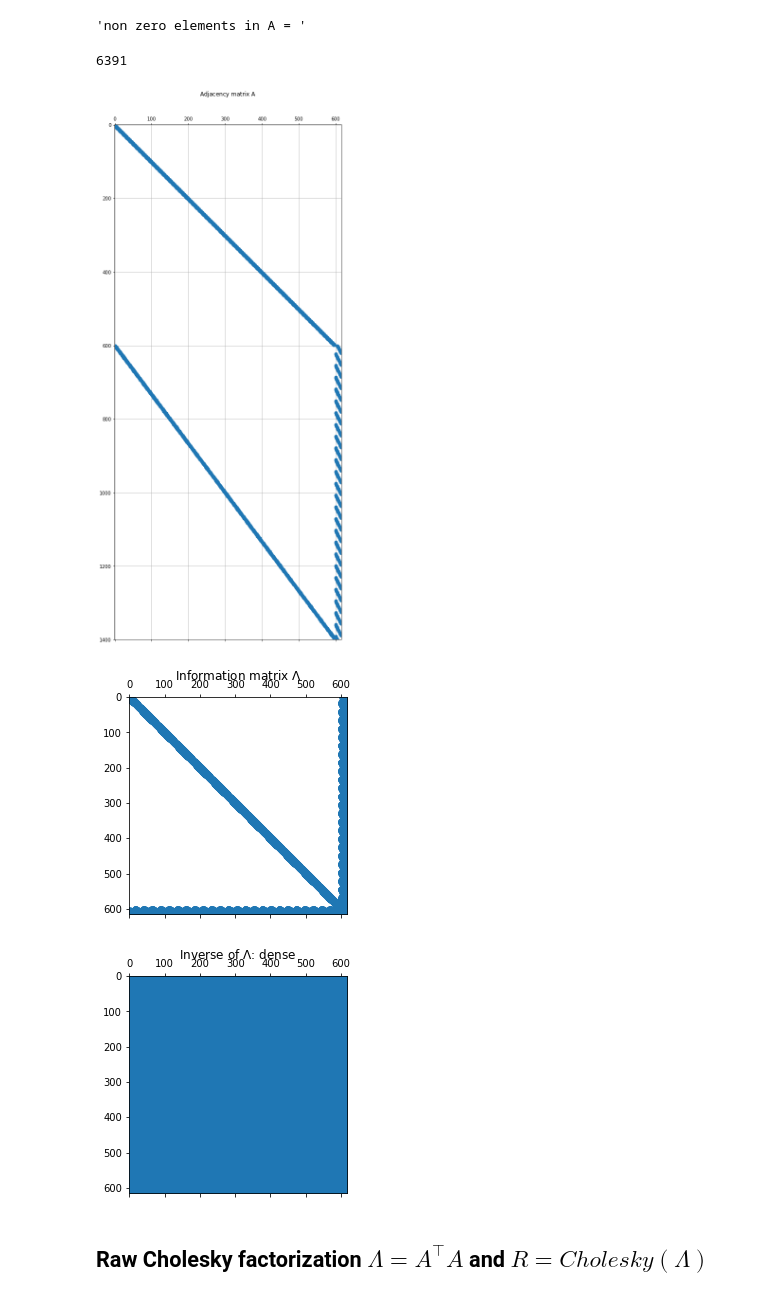
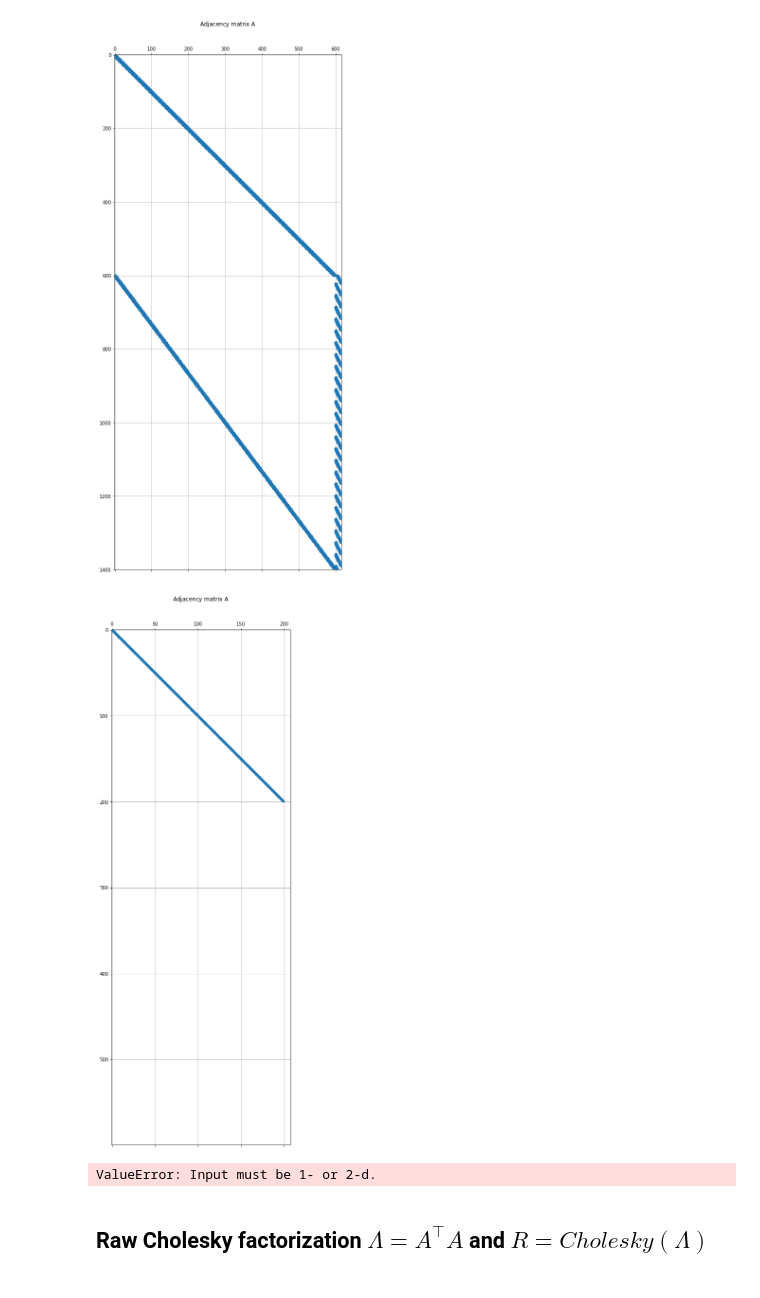
Before and after one commit to punith112/Perception, a Jupyter notebook: ps3/ps3_code/SAM/SAM.ipynb, the cells around one changed output. Saved outputs shown, nothing was run; the diff lists cells and outputs as text; code cells hidden in the pictures.

Commit message:
adj matrix

```diff
--- a/ps3/ps3_code/SAM/SAM.ipynb
+++ b/ps3/ps3_code/SAM/SAM.ipynb
@@ -6,10 +13,21 @@ import scipy.linalg as la
+# %%
+def plot_matrix(A):
+    plt.figure(1, figsize=(20,20))
+    plt.spy(A, marker='o', markersize=5)
+    plt.grid()
+    plt.title('Adjacency matrix $A$')
+
+#     display('non zero elements in A = ',np.count_nonzero(A))
+#     plt.figure(2)
+#     Lambda = np.transpose(A) @ A # + np.eye(N+M)*0.001
+#     plt.spy(Lambda, marker='o', markersize=5)
+#     plt.title('Information matrix $\Lambda$')
+
+#     plt.figure(3)
+#     plt.spy(np.linalg.inv(Lambda), marker='o', markersize=5)
+#     plt.title('Inverse of $\Lambda$: dense')
+#     plt.show()
 # %%
-dx = 3; dz = 2; dm = 2;
-M = 8 # number of landmarks M
-N = 200 # number of poses X
-observs_time = 2
-K = observs_time*N # number of measurements Z
-batches = 2 # number of measurements from 1 pose
 A = np.zeros((N*dx+K*dz,N*dx+M*dm))
 I = np.eye(dx)
 G = np.random.rand(dx,dx)
@@ -22,36 +40,31 @@ for g in range(N-1):
 
 dM = 2
 for h in range(N):
-    for batch in range(batches):
-        hr = dx*N+(batch+batches*h)*dz
+    for obs in range(observs_time):
+        hr = dx*N+(obs+observs_time*h)*dz
         hc = dx*h
         A[hr:hr+dz, hc:hc+dx] = H
         jr = hr
-        jc = dx*N+dm*(h+batch+dM)%(M*dm)
+        jc = dx*N+dm*(h+obs+dM)%(M*dm)
         A[jr:jr+dz, jc:jc+dm] = J
 
-
-plt.figure(1, figsize=(20,20))
-plt.spy(A, marker='o', markersize=5)
-plt.grid()
-plt.title('Adjacency matrix $A$')
-
-display('non zero elements in A = ',np.count_nonzero(A))
-plt.figure(2)
-Lambda = np.transpose(A) @ A # + np.eye(N+M)*0.001
-plt.spy(Lambda, marker='o', markersize=5)
-plt.title('Information matrix $\Lambda$')
-
-plt.figure(3)
-plt.spy(np.linalg.inv(Lambda), marker='o', markersize=5)
-plt.title('Inverse of $\Lambda$: dense')
-plt.show()
+plot_matrix(A)
 # %% [output]
-'non zero elements in A = '
-6391
 [figure]
-[figure, removed]
-[figure, removed]
+# %%
+A00 = -np.eye(N); A01 = np.zeros((N,M))
+A10 = np.zeros((K,N)); A11 = np.zeros((K,M))
+
+A = np.block([[A00, A01],
+             [A10, A11]])
+
+plot_matrix(A)
+# %% [output]
+[figure, added]
+# %%
+np.diag([np.ones((3,3)), np.eye(3)])
+# %% [output]
+ValueError: Input must be 1- or 2-d.
 # %% [markdown]
 ## Raw Cholesky factorization $\Lambda = A^{\top}A$ and $R = Cholesky(\Lambda)$
 # %%
```
Also changed, not shown: parts of 2 cells of this notebook, 3 other files.
